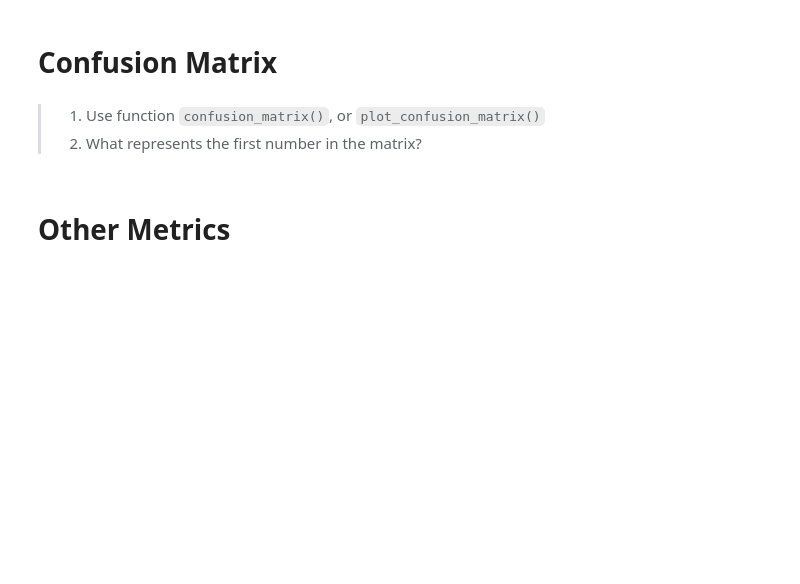
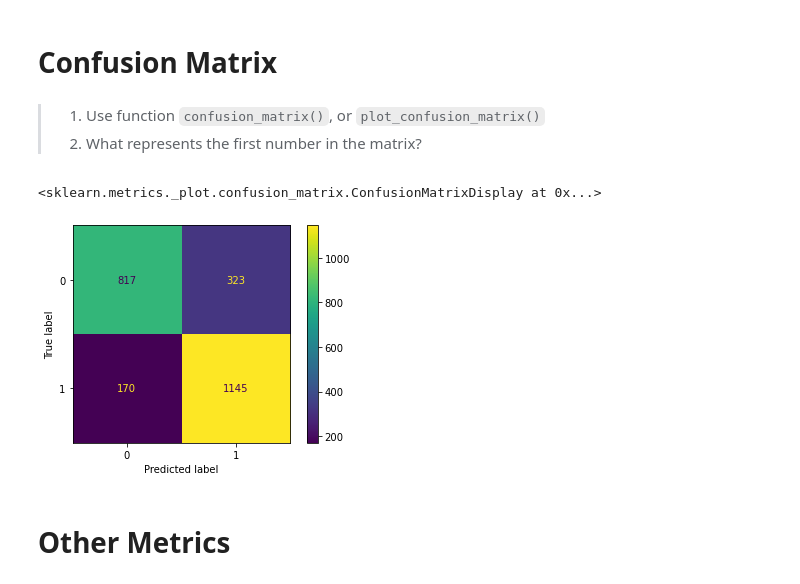
Before and after one commit to frands97/machine-learning-program, a Jupyter notebook: II Machine Learning & Deep Learning/#06. Decision Tree. A Supervised Classification Model/06practice.ipynb, the cells around one changed output. Saved outputs shown, nothing was run; the diff lists cells and outputs as text; code cells hidden in the pictures; blank space fills up the shorter version.

```diff
--- a/II Machine Learning & Deep Learning/#06. Decision Tree. A Supervised Classification Model/06practice.ipynb
+++ b/II Machine Learning & Deep Learning/#06. Decision Tree. A Supervised Classification Model/06practice.ipynb
@@ -97,3 +216,5 @@ person = df.sample()
 > - Compute all predictions:
 >
 > - `model.predict()`
+# %%
+predictions = model.predict(X=explanatory)
@@ -103,3 +228,5 @@ person = df.sample()
 > 1. Create a new `DataFrame` column to assign the predictions.
 >
 > - `df['pred'] = predictions`
+# %%
+df['pred'] = predictions
@@ -117,3 +288,8 @@ person = df.sample()
+# %%
+plot_confusion_matrix(estimator=model, X=explanatory, y_true=df.internet_usage)
+# %% [output]
+<sklearn.metrics._plot.confusion_matrix.ConfusionMatrixDisplay at 0x...>
+[figure, added]
 # %% [markdown]
 # Other Metrics
 # %% [markdown]
```
Also changed, not shown: parts of 38 cells of this notebook, 3 other files.
